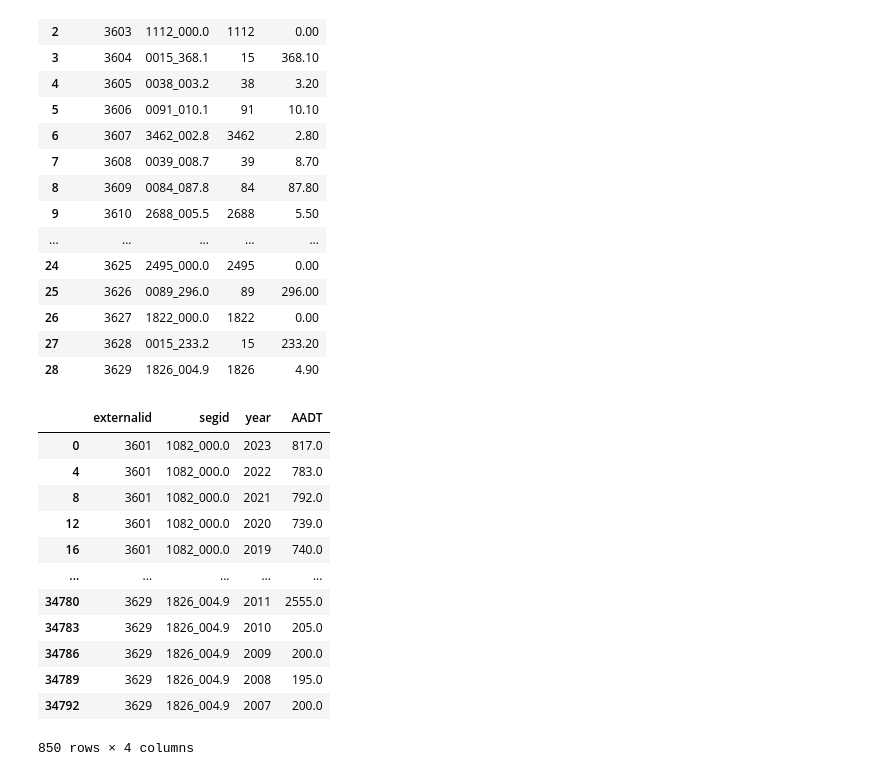
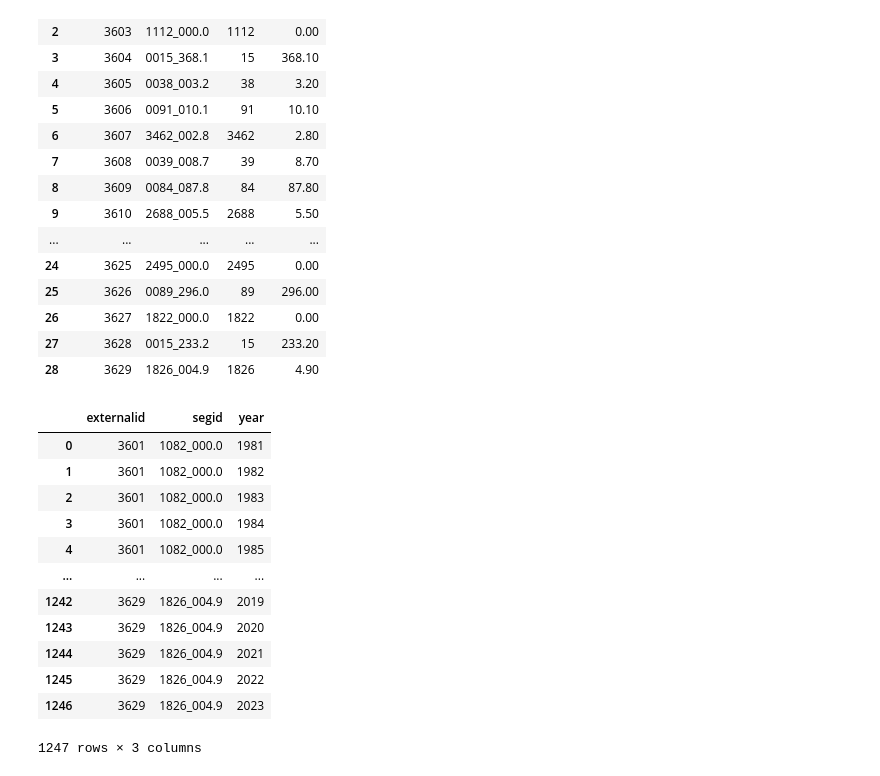
Before and after one commit to WFRCAnalytics/TDM-INP-External-Forecasts, a Jupyter notebook: 1-Get-Historic-AADT.ipynb, the cells around one changed output. Saved outputs shown, nothing was run; the diff lists cells and outputs as text; code cells hidden in the pictures.

```diff
--- a/1-Get-Historic-AADT.ipynb
+++ b/1-Get-Historic-AADT.ipynb
@@ -62,25 +62,24 @@ external_segment_link
 | 26 | 3627 | 1822_000.0 | 1822 | 0.00 |
 | 27 | 3628 | 0015_233.2 | 15 | 233.20 |
 | 28 | 3629 | 1826_004.9 | 1826 | 4.90 |
-# %%
-merged_df = external_segment_link.merge(
-    aadt_melted,
-    on=['route']
-).query("mp_begin < milepost + .01 <= mp_end")
-merged_df = merged_df[['externalid','segid','year','AADT']]
-merged_df = merged_df[merged_df['AADT']>0]
-merged_df
-# %% [output]
-|  | externalid | segid | year | AADT |
-| 0 | 3601 | 1082_000.0 | 2023 | 817.0 |
-| 4 | 3601 | 1082_000.0 | 2022 | 783.0 |
-| 8 | 3601 | 1082_000.0 | 2021 | 792.0 |
-| 12 | 3601 | 1082_000.0 | 2020 | 739.0 |
-| 16 | 3601 | 1082_000.0 | 2019 | 740.0 |
-| ... | ... | ... | ... | ... |
-| 34780 | 3629 | 1826_004.9 | 2011 | 2555.0 |
-| 34783 | 3629 | 1826_004.9 | 2010 | 205.0 |
-| 34786 | 3629 | 1826_004.9 | 2009 | 200.0 |
-| 34789 | 3629 | 1826_004.9 | 2008 | 195.0 |
-| 34792 | 3629 | 1826_004.9 | 2007 | 200.0 |
-850 rows × 4 columns
+# %%
+# Define full list of years
+years_full_df = pd.DataFrame({'year': list(range(1981, 2024))})  # 1981-2023 inclusive
+
+# Create full cartesian product: segments × years
+full_index_df = external_segment_link[['externalid','segid']].merge(years_full_df, how='cross')
+full_index_df
+# %% [output]
+|  | externalid | segid | year |
+| 0 | 3601 | 1082_000.0 | 1981 |
+| 1 | 3601 | 1082_000.0 | 1982 |
+| 2 | 3601 | 1082_000.0 | 1983 |
+| 3 | 3601 | 1082_000.0 | 1984 |
+| 4 | 3601 | 1082_000.0 | 1985 |
+| ... | ... | ... | ... |
+| 1242 | 3629 | 1826_004.9 | 2019 |
+| 1243 | 3629 | 1826_004.9 | 2020 |
+| 1244 | 3629 | 1826_004.9 | 2021 |
+| 1245 | 3629 | 1826_004.9 | 2022 |
+| 1246 | 3629 | 1826_004.9 | 2023 |
+1247 rows × 3 columns
```
Also changed, not shown: parts of 3 cells of this notebook, 7 other files.
